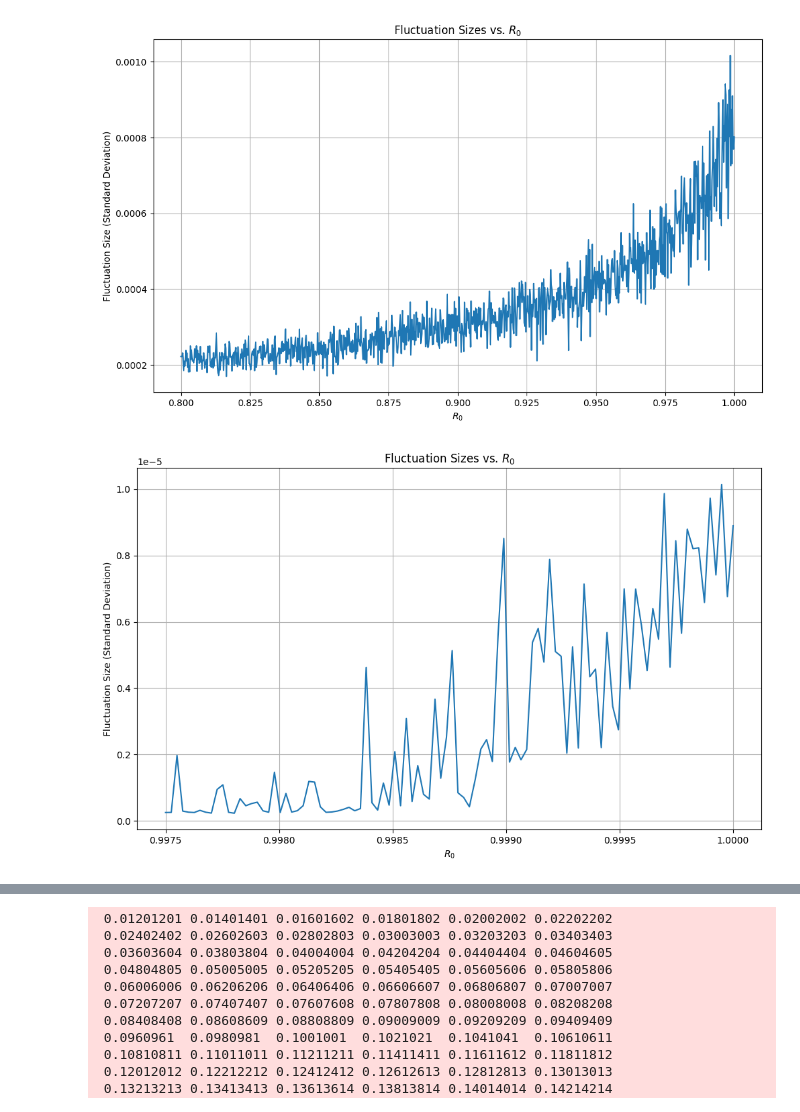
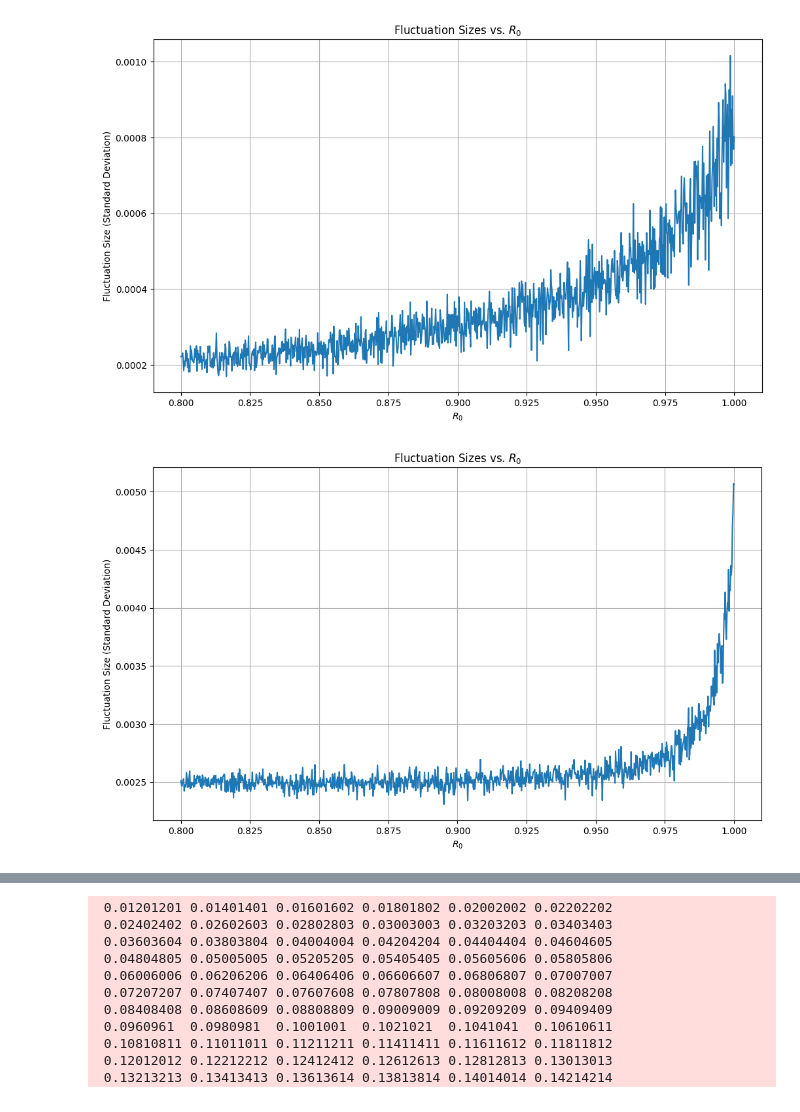
Before and after one commit to AlfredBendtzonHansen/bifurcation-fluct-SIR, a Jupyter notebook: SDE_transcritical.ipynb, the cells around one changed output, grey strips where cells are left out. Saved outputs shown, nothing was run; the diff lists cells and outputs as text; code cells hidden in the pictures.

```diff
--- a/SDE_transcritical.ipynb
+++ b/SDE_transcritical.ipynb
@@ -22,9 +22,9 @@ TODO
 # %%
 # Parameters
-R0 = 0.99          # Control parameter R0 > 1
+R0 = 0.5          # Control parameter R0 > 1
 sigma = 0.1       # Standard deviation of the Gaussian noise
 dt = 0.01         # Time step
-T = 10            # Total time
+T = 100            # Total time
 N = int(T / dt)   # Maximum number of time steps
 M = 50            # Number of simulations
 
@@ -177,7 +258,7 @@ dt = 0.01         # Time step
 T = 1000            # Total time
 N = int(T / dt)   # Maximum number of time steps
 M = 100           # Number of simulations per R0
-R0_values = np.linspace(.8, 1, 1000)  # Range of R0 values
+R0_values = np.linspace(.8, 1.1, 1000)  # Range of R0 values
 
 initial_shock = 0.01
 
@@ -257,85 +338,78 @@ plt.show()
 # %% [output]
 [figure]
 # %%
+import numpy as np
+import matplotlib.pyplot as plt
+from tqdm import tqdm
+
 # Parameters
-sigma = 0.01       # Standard deviation of the Gaussian noise
-dt = 0.01         # Time step
-T = 1000            # Total time
-N = int(T / dt)   # Maximum number of time steps
-M = 1000           # Number of simulations per R0
-R0_values = np.linspace(.9975, 1, 100)  # Range of R0 values
+sigma = 0.001       # Standard deviation of the Gaussian noise
+dt = 0.01          # Time step
+T = 2000           # Total time
+N = int(T / dt)    # Maximum number of time steps
+M = 50            # Number of simulations per R0
+R0_values = np.linspace(0.8, 1, 1000)  # Range of R0 values
 
-initial_shock = 0.01
-
-# Potential function
-def potential(x, R0):
-    return -0.5 * (R0 - 1) * x**2 + (1/3) * x**3
-
-# Force derived from the potential (negative gradient)
-def force(x, R0):
-    return -( - (R0 - 1) * x + x**3 )
+#initial_shock = 0.01
+sigma_sqrt_dt = sigma * np.sqrt(dt)
 
 # Initialize lists to store results
 fluctuation_sizes = []
 std_errors = []
-fluctuation_sizes_per_R0_list = []  # List to store all fluctuation sizes for each R0
 
+initial_shock = 0.01
 # Loop over R0 values
 for R0 in tqdm(R0_values):
-    fluctuation_sizes_per_R0 = []  # To store fluctuation sizes for current R0
+    delta_R0 = R0 - 1
 
-    # Run M simulations for each R0
-    for sim in range(M):
-        x = [R0-1]  # Start at the fixed point x = R0 - 1
-        time = [0]
 
-        for i in range(1, N):
-            deterministic = force(x[-1], R0) * dt
-            stochastic = sigma * np.sqrt(dt) * np.random.normal()
-            x_new = x[-1] + deterministic + stochastic
+    # Initialize arrays
+    x = np.full((N + 1, M), initial_shock)
+    alive = np.ones(M, dtype=bool)
+    stop_indices = np.full(M, N, dtype=int)
 
-            # Check if x hits 0 or goes below
-            if x_new <= 0:
-                x.append(x_new)
-                time.append(i * dt)
-                break
+    for i in range(1, N + 1):
+        x_prev = x[i - 1, :]
+        deterministic = (delta_R0 * x_prev - x_prev**3) * dt
+        stochastic = sigma_sqrt_dt * np.random.normal(size=M)
+        x_new = x_prev + deterministic + stochastic
 
-            x.append(x_new)
-            time.append(i * dt)
+        # Update only alive simulations
+        x[i, alive] = x_new[alive]
+        # Check stopping condition
+        newly_dead = x_new <= 0
+        stop_indices[newly_dead & alive] = i
+        alive &= ~newly_dead
 
-        # Convert x to numpy array
-        x = np.array(x)
+        # Break if all simulations have stopped
+        if not np.any(alive):
+            x[(i + 1):, :] = x[i, :]
+            break
 
-        # Estimate fluctuation size (standard deviation)
-        fluctuation_size = np.var(x)
-        fluctuation_sizes_per_R0.append(fluctuation_size)
+    # Compute fluctuation sizes
+    fluctuation_sizes_per_R0 = np.array([
+        np.std(x[:stop_indices[sim] + 1, sim] - initial_shock)
+        for sim in range(M)
+    ])
 
     # Compute average fluctuation size and standard error for current R0
     avg_fluctuation_size = np.mean(fluctuation_sizes_per_R0)
     std_error = np.std(fluctuation_sizes_per_R0) / np.sqrt(M)
 
     fluctuation_sizes.append(avg_fluctuation_size)
     std_errors.append(std_error)
-    fluctuation_sizes_per_R0_list.append(fluctuation_sizes_per_R0)
 
+# Convert results to numpy arrays
+fluctuation_sizes = np.array(fluctuation_sizes)
+std_errors = np.array(std_errors)
 
 # Plot average fluctuation size vs R0 with error bars
 plt.figure(figsize=(12, 7))
-plt.plot(R0_values, fluctuation_sizes)
-
-# Plot all individual fluctuation sizes as scatter points
-# for i, R0 in enumerate(R0_values):
-#     y = fluctuation_sizes_per_R0_list[i]
-#     x = np.full(len(y), R0)
-#     # Add some jitter to x for better visualization
-#     x_jitter = x + np.random.uniform(-0.015, 0.015, size=len(y))
-#     plt.scatter(x, y, alpha=0.4, color='gray', edgecolors='none')
-
-
+plt.plot(R0_values, fluctuation_sizes, markersize=2)
 plt.xlabel('$R_0$')
 plt.ylabel('Fluctuation Size (Standard Deviation)')
 plt.title('Fluctuation Sizes vs. $R_0$')
 plt.grid(True)
 plt.show()
 # %% [output]
-[figure, old version]
+[figure, new version]
```
Also changed, not shown: parts of 6 cells of this notebook, 4 other files.
